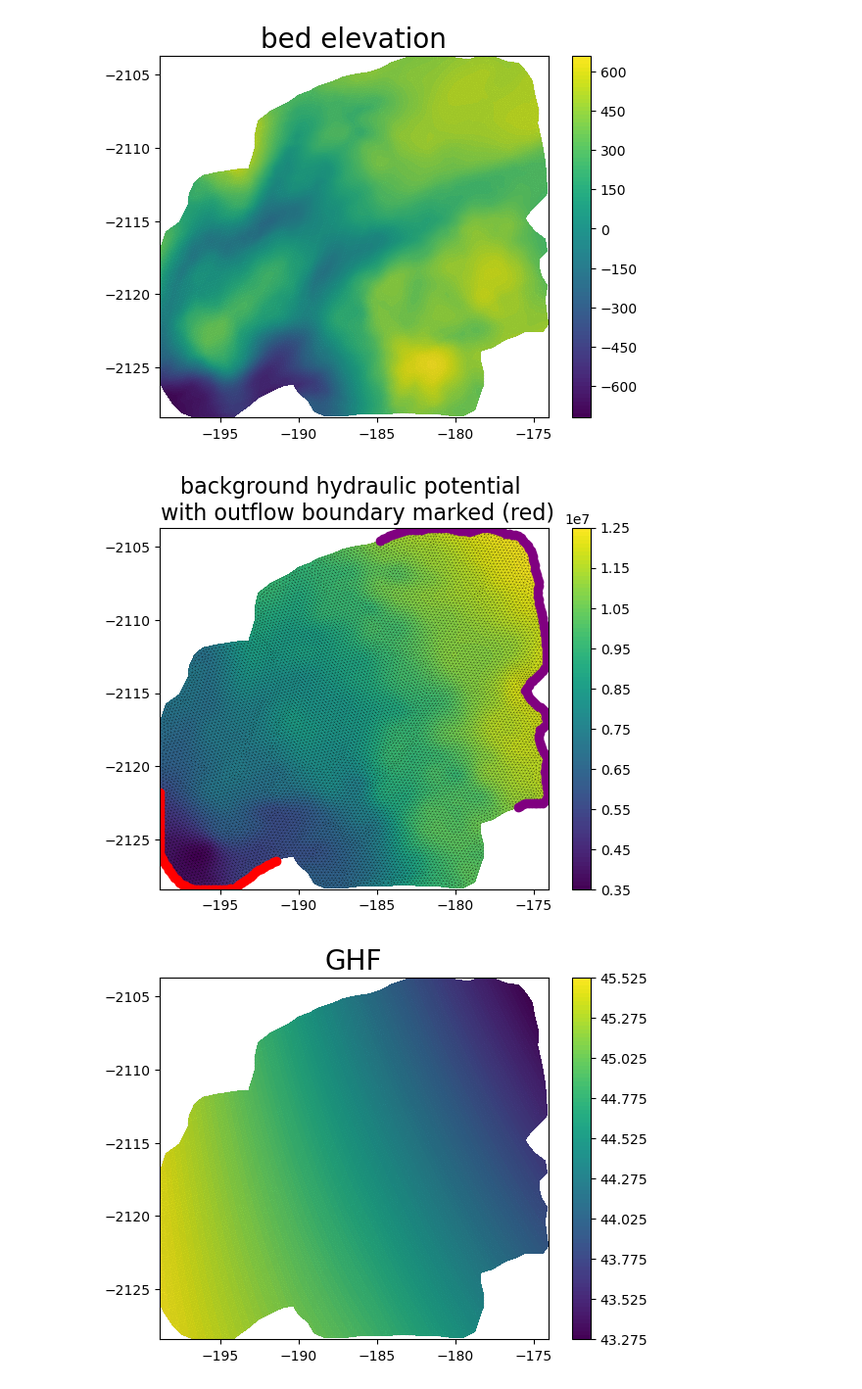
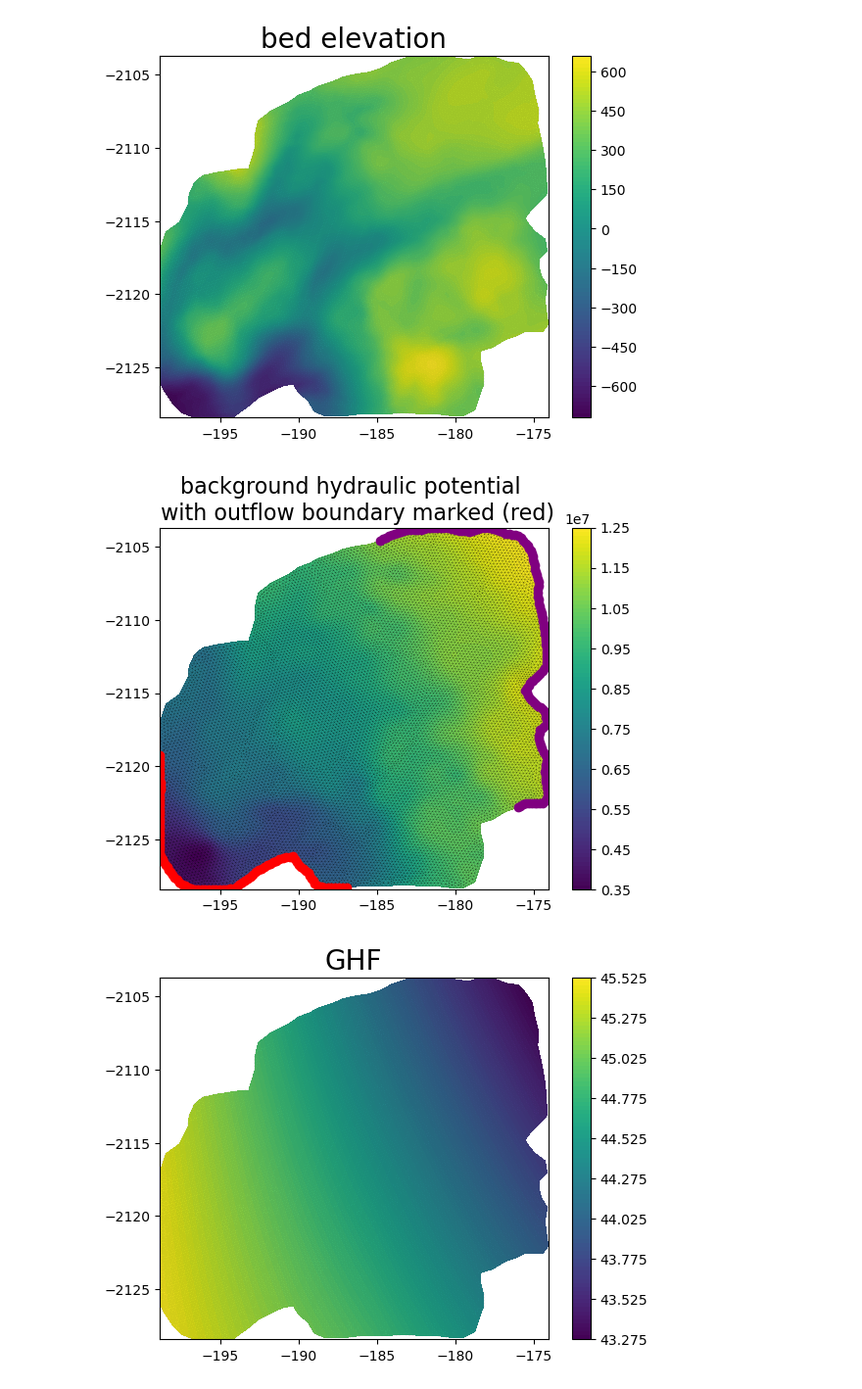
Before and after one commit to agstub/shakti-fenics, a Jupyter notebook: notebooks/visualize_data_bcs.ipynb, the cells around one changed output. Shown at 98% size. Drawn from its saved outputs; the diff is of its cells as text; code cells hidden in the pictures.

```diff
--- a/notebooks/visualize_data_bcs.ipynb
+++ b/notebooks/visualize_data_bcs.ipynb
@@ -127,35 +127,35 @@ plt.close()
 # %%
 potential = Function(V0)
 potential.x.array[:] = rho_i*g*z_s.x.array[:] + (rho_w-rho_i)*g*z_b.x.array[:]
 P_min = potential.x.array.min()
 P_max = potential.x.array.max()
 
 P_std = np.std(potential.x.array)
 
 potential_interp = lambda x,y: rho_i*g*h_interp((x,y)) + (rho_w-rho_i)*g*bed_interp((x,y))
 
 def OutflowBoundary(x):
-    return np.less(np.abs(potential_interp(x[0],x[1])-P_min),1.0*P_std)
+    return np.less(np.abs(potential_interp(x[0],x[1])-P_min),1.5*P_std)
 
 def InflowBoundary(x):
     return np.less(np.abs(potential_interp(x[0],x[1])-P_max),0.7*P_std)
 
 facets_outflow = locate_entities_boundary(domain, domain.topology.dim-1, OutflowBoundary)
 outflow_dofs = locate_dofs_topological(V0, domain.topology.dim-1, facets_outflow)
 
 facets_inflow = locate_entities_boundary(domain, domain.topology.dim-1, InflowBoundary)
 inflow_dofs = locate_dofs_topological(V0, domain.topology.dim-1, facets_inflow)
 
 plt.tricontourf(triang,potential.x.array,levels=100)
 plt.triplot(triang.x, triang.y, triang.triangles,linewidth=0.1,color='k',alpha=1)
 plt.plot(domain.geometry.x[outflow_dofs,0]/1e3,domain.geometry.x[outflow_dofs,1]/1e3,'ro')
 plt.plot(domain.geometry.x[inflow_dofs,0]/1e3,domain.geometry.x[inflow_dofs,1]/1e3,'o',color='purple')
 plt.title('background hydraulic potential \n with outflow boundary marked (red)',fontsize=16)
 plt.colorbar()
 plt.show()
 plt.close()
 # %% [output]
-[figure, old version]
+[figure, new version]
 # %%
 # load and subset ghf data to
 ds_ghf = Dataset('/Users/agstubbl/Desktop/GHF/geothermal_heat_flow_map_10km.nc')
```
Also changed, not shown: 4 other files.
